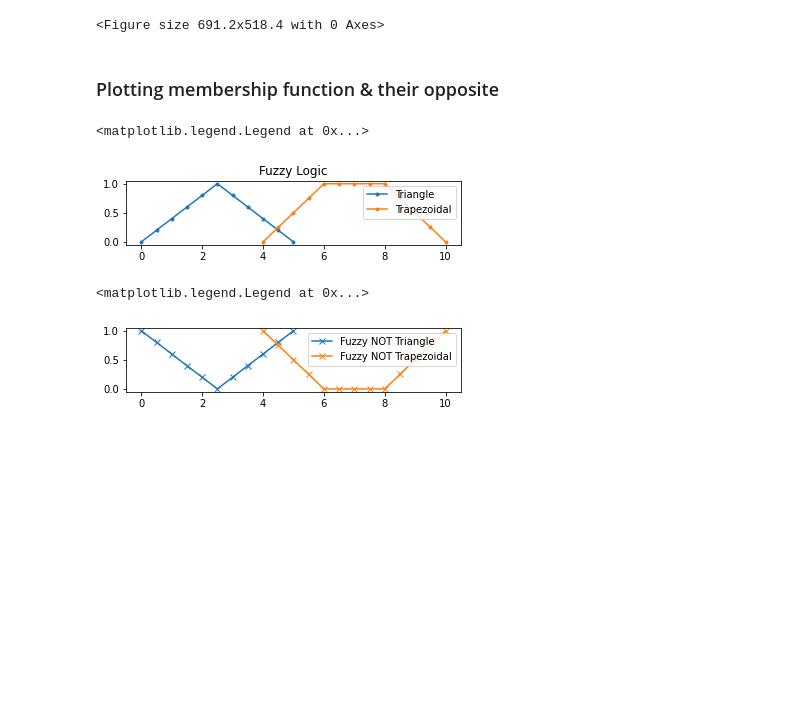
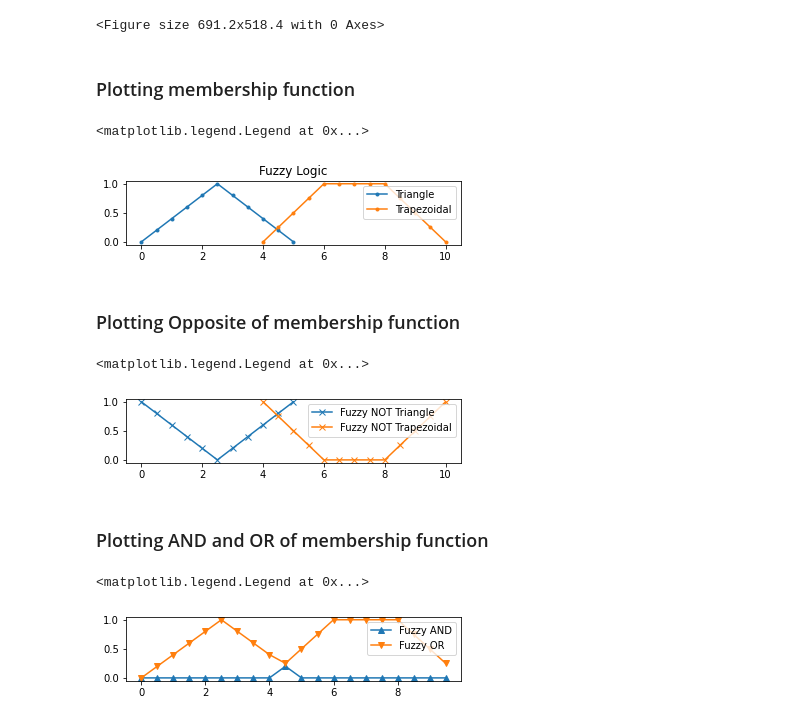
Before and after one commit to chikoungoun/Maths, a Jupyter notebook: Fuzzy Logic/Scikit-fuzzy - ex2.ipynb, the cells around one changed output. Drawn from its saved outputs; the diff is of its cells as text; code cells hidden in the pictures; blank space fills up the shorter version.

```diff
--- a/Fuzzy Logic/Scikit-fuzzy - ex2.ipynb
+++ b/Fuzzy Logic/Scikit-fuzzy - ex2.ipynb
@@ -44,7 +44,7 @@ col = 1
 # %% [output]
 <Figure size 691.2x518.4 with 0 Axes>
 # %% [markdown]
-### Plotting membership function & their opposite
+### Plotting membership function
 # %%
 plt.subplot(row, col, 1)
 plt.title("Fuzzy Logic")
@@ -54,6 +54,8 @@ plt.legend(loc="upper right")
 # %% [output]
 <matplotlib.legend.Legend at 0x...>
 [figure]
+# %% [markdown]
+### Plotting Opposite of membership function
 # %%
 plt.subplot(row, col, 2)
 plt.plot(x1, tri_not, label="Fuzzy NOT Triangle", marker="x")
@@ -62,3 +64,13 @@ plt.legend(loc="upper right")
 # %% [output]
 <matplotlib.legend.Legend at 0x...>
 [figure]
+# %% [markdown]
+### Plotting AND and OR of membership function
+# %%
+plt.subplot(row, col, 3)
+plt.plot(x3, tri_trap_and, label="Fuzzy AND", marker="^")
+plt.plot(x3, tri_trap_or, label="Fuzzy OR", marker="v")
+plt.legend(loc="upper right")
+# %% [output]
+<matplotlib.legend.Legend at 0x...>
+[figure, added]
```
